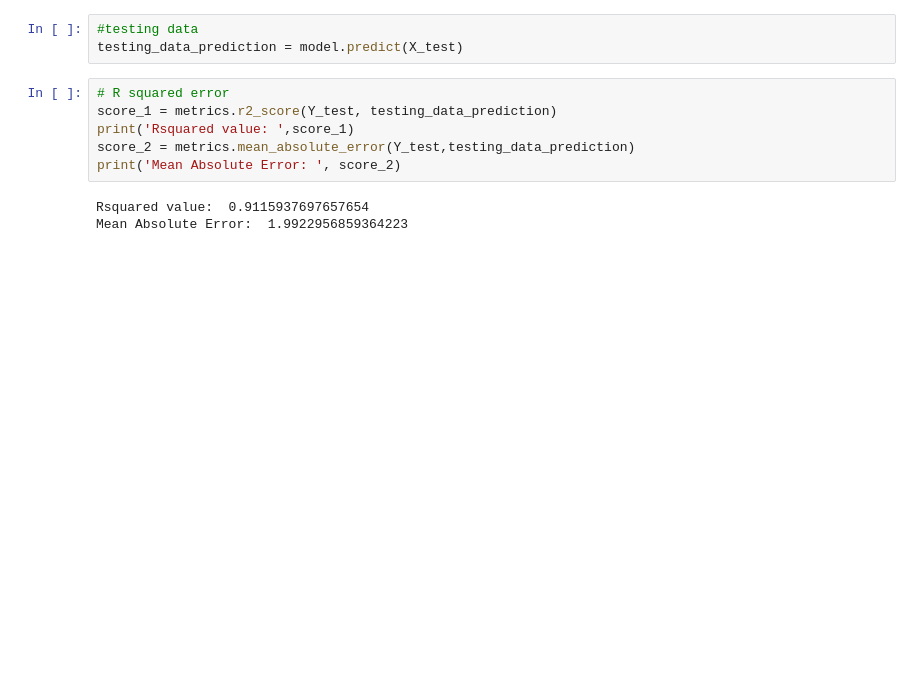
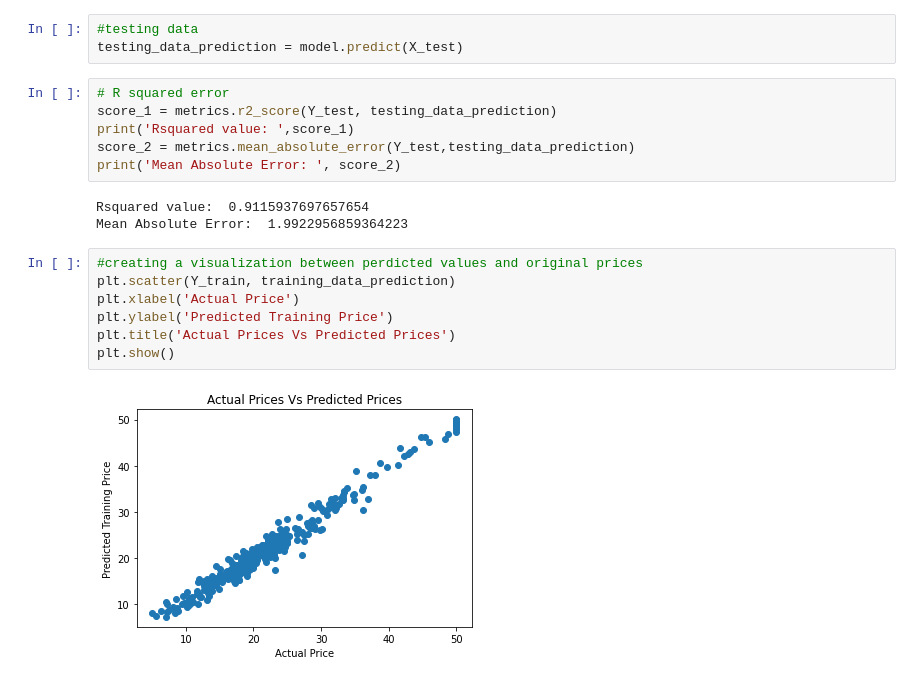
Before and after one commit to Joykareko/Data-Science-Projects, a Jupyter notebook: House_Price_Prediction_ML_Project_3.ipynb, the cells around one changed output. Saved outputs shown, nothing was run; the diff lists cells and outputs as text; blank space fills up the shorter version.

```diff
--- a/House_Price_Prediction_ML_Project_3.ipynb
+++ b/House_Price_Prediction_ML_Project_3.ipynb
@@ -128,3 +128,12 @@ print('Mean Absolute Error: ', score_2)
 # %% [output]
 Rsquared value:  0.9115937697657654
 Mean Absolute Error:  1.9922956859364223
+# %%
+#creating a visualization between perdicted values and original prices
+plt.scatter(Y_train, training_data_prediction)
+plt.xlabel('Actual Price')
+plt.ylabel('Predicted Training Price')
+plt.title('Actual Prices Vs Predicted Prices')
+plt.show()
+# %% [output]
+[figure, added]
```
Also changed, not shown: parts of 1 cell of this notebook.
